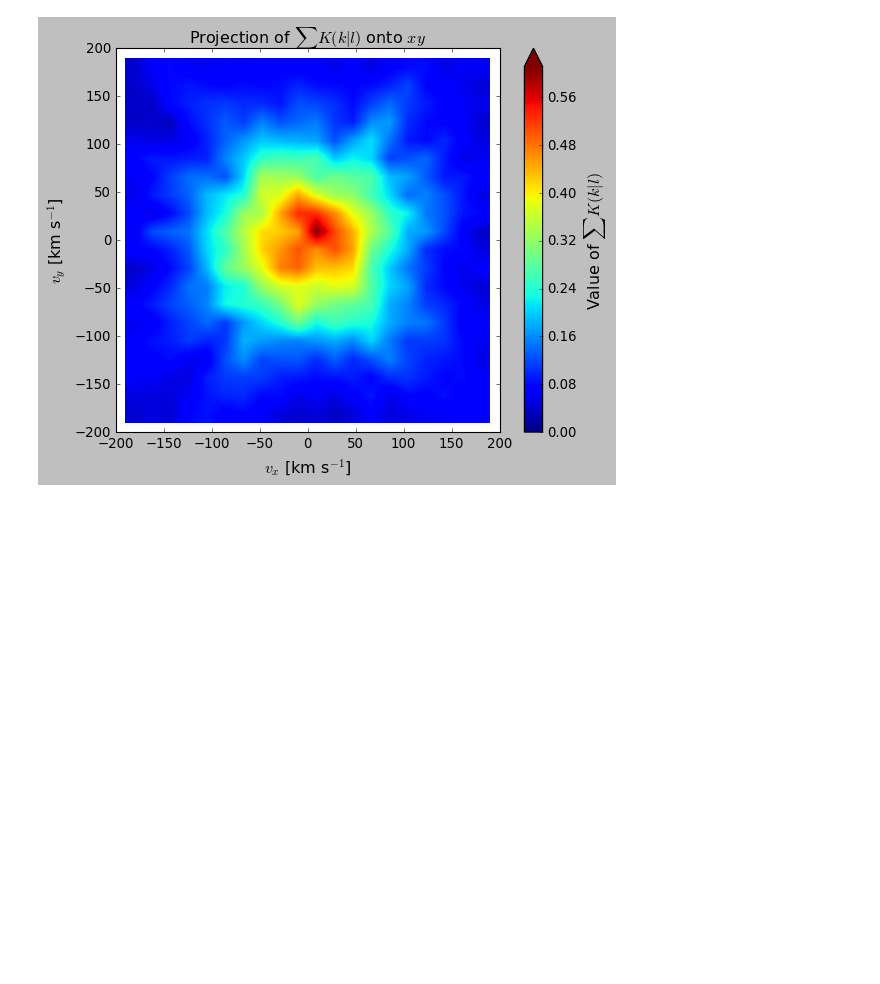
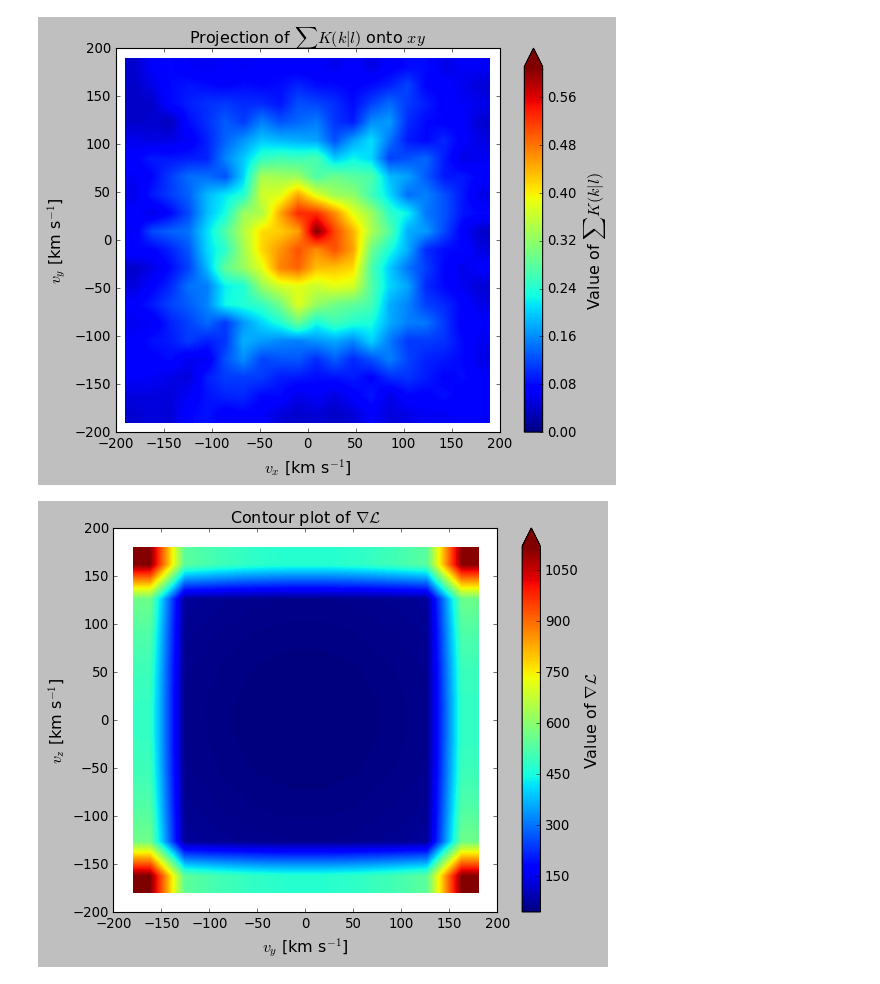
Before and after one commit to PaulMcMillan-Astro/DeprojectionProject, a Jupyter notebook: InitialDeprojectionNotebook.ipynb, the cells around one changed output. Saved outputs shown, nothing was run; the diff lists cells and outputs as text; code cells hidden in the pictures; blank space fills up the shorter version.

```diff
--- a/InitialDeprojectionNotebook.ipynb
+++ b/InitialDeprojectionNotebook.ipynb
@@ -453,0 +445,10 @@ plot_K('xy', pvals, rhatvals, vmin, dv, n)
+# %%
+sigma2, vmean0 = calc_sigma2(pvals,rhatvals,True)
+
+sigma = np.sqrt(sigma2)
+
+phi0 = phi_guess(vmean0,sigma,vmin,dv,n)
+
+plot_sec_der(phi0,'yz',pvals,rhatvals,vmin,dv,n)
+# %% [output]
+[figure, added]
```
Also changed, not shown: parts of 14 cells of this notebook, 3 other files.
